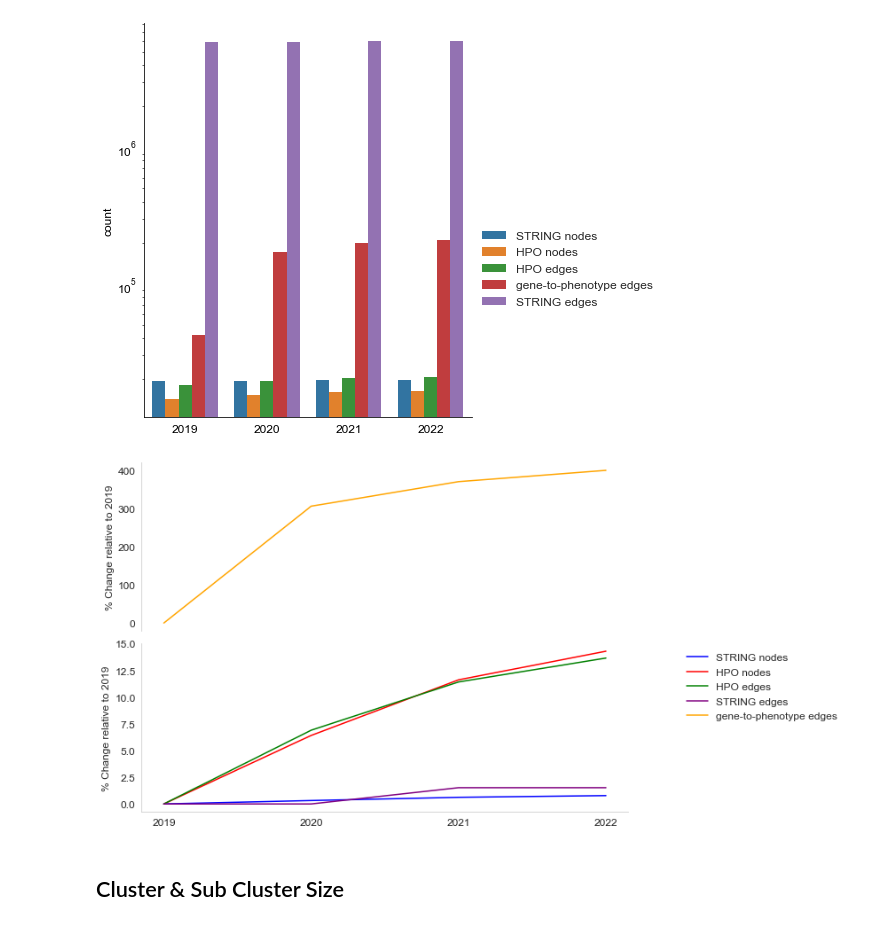
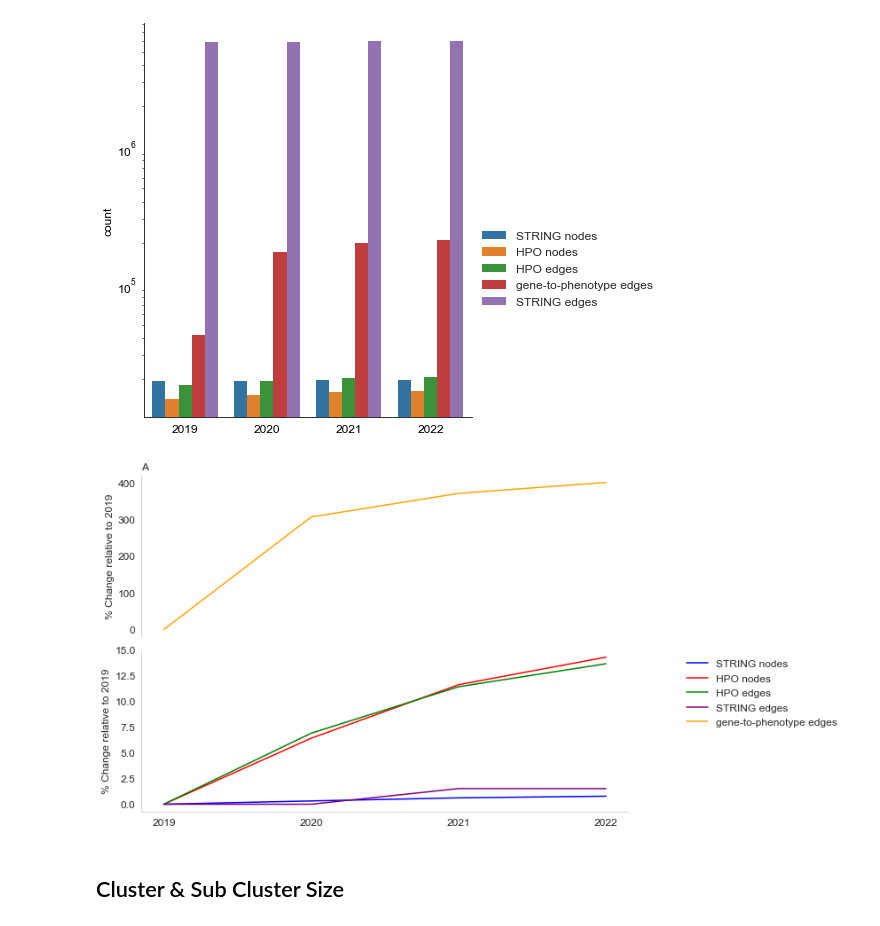
Before and after one commit to MSBradshaw/BOCC, a Jupyter notebook: Experiments/make_figures.ipynb, the cells around one changed output. Drawn from its saved outputs; the diff is of its cells as text; code cells hidden in the pictures.

```diff
--- a/Experiments/make_figures.ipynb
+++ b/Experiments/make_figures.ipynb
@@ -287,34 +287,35 @@ for i,t in enumerate(yearly_change_df['type'].unique()):
 
 sub = yearly_change_df[yearly_change_df['type'] == 'gene-to-phenotype edges']
 ax[0].plot(sub['year'],sub['percent_change'],label='gene-to-phenotype edges',color=colors[-2])
 legend_piece = Line2D([0], [0],color=colors[-2], label='gene-to-phenotype edges')
 handles.append(legend_piece)
 
 ax[0].set_xticks([])
 ax[1].set_xticks([2019,2020,2021,2022])
 
 
 clear_ax(ax[0],bottom=False, left=True)
 clear_ax(ax[1],bottom=True, left=True)
 
 ax[1].tick_params(axis='both', which='major', labelsize=std_fontsize)
 ax[1].tick_params(axis='both', which='minor', labelsize=std_fontsize)
 
 ax[0].tick_params(axis='both', which='major', labelsize=std_fontsize)
 ax[0].tick_params(axis='both', which='minor', labelsize=std_fontsize)
 
 
 ax[0].set_ylabel('% Change relative to 2019', fontsize=std_fontsize)
 ax[1].set_ylabel('% Change relative to 2019', fontsize=std_fontsize)
 
 ax[1].legend(handles=handles, bbox_to_anchor=(1.1, 1), frameon=False, fontsize=std_fontsize)
+ax[0].set_title('A',loc='left',fontsize=std_fontsize)
 plt.tight_layout()
 
 plt.savefig('../PublicationFigures/yearly_change_stats.png',dpi=300)
 
 plt.show()
 # %% [output]
-[figure, old version]
+[figure, new version]
 # %% [markdown]
 ## Cluster & Sub Cluster Size
 # %%
```
Also changed, not shown: parts of 6 cells of this notebook, 2 other files.
